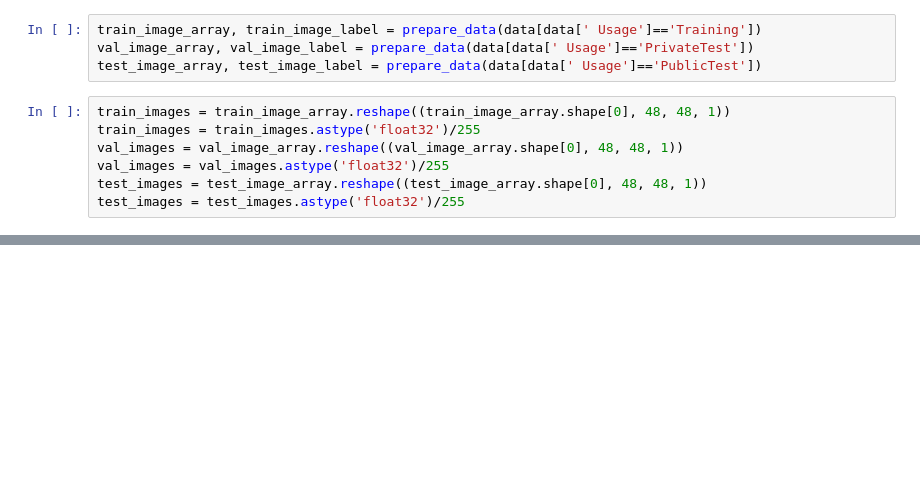
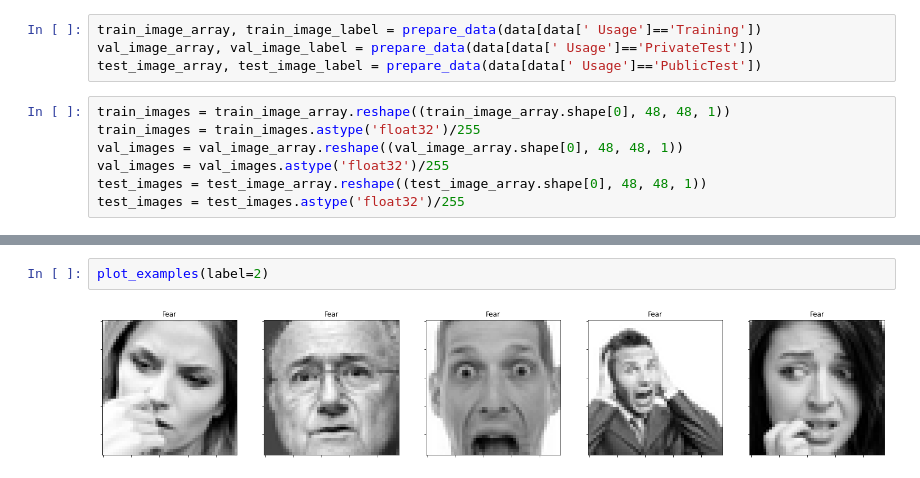
Before and after one commit to Bernie-R/Expressions, a Jupyter notebook: EDA and Training CNN.ipynb, the cells around one changed output, grey strips where cells are left out. Drawn from its saved outputs; the diff is of its cells as text; blank space fills up the shorter version.

```diff
--- a/EDA and Training CNN.ipynb
+++ b/EDA and Training CNN.ipynb
@@ -184,0 +175,4 @@ NameError: name 'to_categorical' is not defined
+# %%
+plot_examples(label=2)
+# %% [output]
+[figure, added]
```
Also changed, not shown: parts of 24 cells of this notebook, 1 other file.
